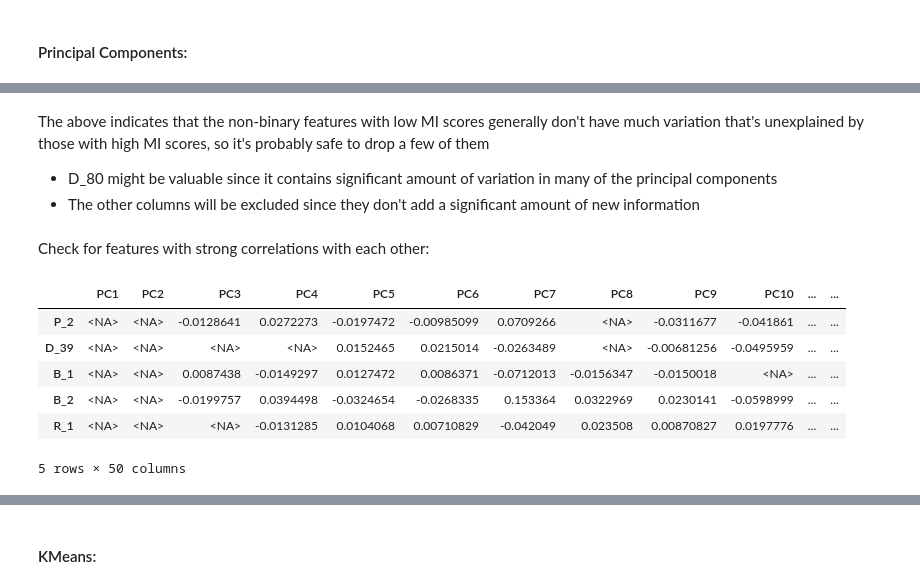
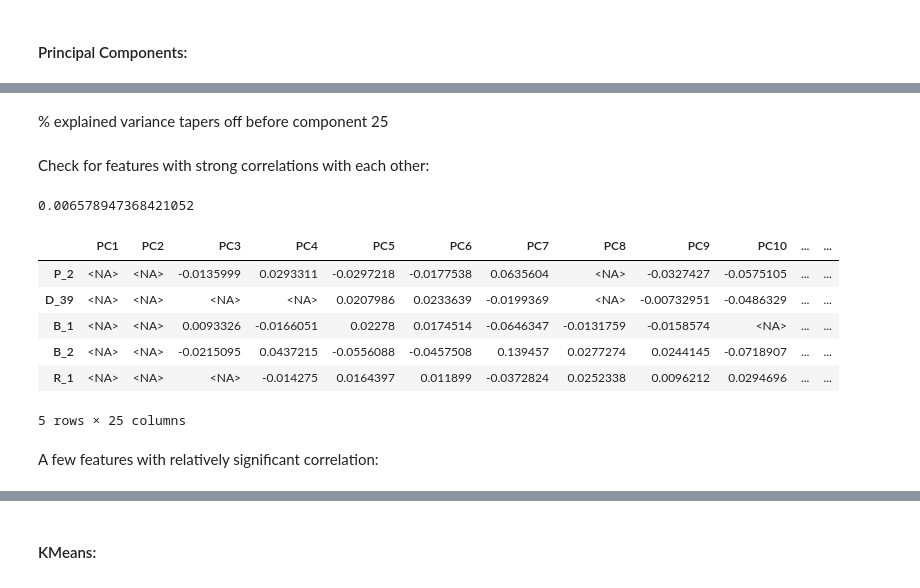
Before and after one commit to echefcy/kaggle, a Jupyter notebook: amex_defaults/ Solution.ipynb, the cells around one changed output, grey strips where cells are left out. Cells and saved outputs as stored; diff of their text form; code cells hidden in the pictures.

```diff
--- a/amex_defaults/ Solution.ipynb
+++ b/amex_defaults/ Solution.ipynb
@@ -65,3 +17,0 @@ D_64 ['O' 'R' nan 'U' '-1']
-# %%
-float_cols = features.select_dtypes(include=['float64']).columns
-float_cols
@@ -275,0 +184,18 @@ KeyError: "['customer_ID'] not found in axis"
+# %%
+def impute_X(data: pd.DataFrame):
+    data = data.set_index('customer_ID')
+
+    discrete_cols = data.select_dtypes(['object', 'int64'])
+    for cname in discrete_cols.columns:
+        discrete_cols[cname], _ = discrete_cols[cname].factorize()
+
+    float_cols = data.select_dtypes('float64')
+    imputer = FloatImputer()
+    float_cols = imputer.fit_transform(float_cols)
+
+    data = pd.concat([data[['S_2']], float_cols, discrete_cols], axis=1)
+    discretes = (data.dtypes == 'int64')
+
+    return data, discretes
+
+imputed, discretes = impute_X(sample1)
@@ -355,7 +273,7 @@ def make_pca(pca_features):
 
     return pca, X_pca
 
-floats = (imputed.dtypes == 'float64').drop(binary_cols)
+floats = (imputed.dtypes == 'float64')
 pca_cnames = floats.loc[floats == True].index
 # pca_cnames = ['B_16', 'B_32', 'D_65', 'D_77', 'P_2']
 pca_features = imputed.loc[:, pca_cnames]
@@ -431,7 +333,0 @@ pca_low_mi.head()
-# %%
-for cname in pca_low_mi.columns:
-    temp = []
-    for i in range(len(pca_low_mi)):
-        if abs(pca_low_mi[cname].iloc[i]) > 0.5:
-            temp.append(pca_low_mi.index[i])
-    print(f'{cname} : {temp}')
@@ -448,33 +334,39 @@ B_42 : ['PC139']
-# %% [markdown]
-The above indicates that the non-binary features with low MI scores generally don't have much variation that's unexplained by those with high MI scores, so it's probably safe to drop a few of them
-- D_80 might be valuable since it contains significant amount of variation in many of the principal components
-- The other columns will be excluded since they don't add a significant amount of new information
+# %% [markdown]
+% explained variance tapers off before component 25
 # %% [markdown]
 Check for features with strong correlations with each other:
+# %%
+# a baseline for looking at PCA component values
+baseline = 1/152
+baseline
+# %% [output]
+0.006578947368421052
 # %%
-selected_components = components[[f'PC{i}' for i in range(1, 51)]]
+selected_components = components[[f'PC{i}' for i in range(1, 26)]]
 corr_df = pd.DataFrame()
 for cname in selected_components.columns:
     temp = []
     for i in range(len(selected_components)):
         val = selected_components[cname].iloc[i]
         if -baseline > val or baseline < val:
             temp.append(val)
         else:
             temp.append(pd.NA)
     corr_df[cname] = temp
 
 corr_df.columns = selected_components.columns
 corr_df.index = selected_components.index
 corr_df.head()
 # %% [output]
 |  | PC1 | PC2 | PC3 | PC4 | PC5 | PC6 | PC7 | PC8 | PC9 | PC10 | ... | ... |
-| P_2 | <NA> | <NA> | -0.0128641 | 0.0272273 | -0.0197472 | -0.00985099 | 0.0709266 | <NA> | -0.0311677 | -0.041861 | ... | ... |
-| D_39 | <NA> | <NA> | <NA> | <NA> | 0.0152465 | 0.0215014 | -0.0263489 | <NA> | -0.00681256 | -0.0495959 | ... | ... |
-| B_1 | <NA> | <NA> | 0.0087438 | -0.0149297 | 0.0127472 | 0.0086371 | -0.0712013 | -0.0156347 | -0.0150018 | <NA> | ... | ... |
-| B_2 | <NA> | <NA> | -0.0199757 | 0.0394498 | -0.0324654 | -0.0268335 | 0.153364 | 0.0322969 | 0.0230141 | -0.0598999 | ... | ... |
-| R_1 | <NA> | <NA> | <NA> | -0.0131285 | 0.0104068 | 0.00710829 | -0.042049 | 0.023508 | 0.00870827 | 0.0197776 | ... | ... |
+| P_2 | <NA> | <NA> | -0.0135999 | 0.0293311 | -0.0297218 | -0.0177538 | 0.0635604 | <NA> | -0.0327427 | -0.0575105 | ... | ... |
+| D_39 | <NA> | <NA> | <NA> | <NA> | 0.0207986 | 0.0233639 | -0.0199369 | <NA> | -0.00732951 | -0.0486329 | ... | ... |
+| B_1 | <NA> | <NA> | 0.0093326 | -0.0166051 | 0.02278 | 0.0174514 | -0.0646347 | -0.0131759 | -0.0158574 | <NA> | ... | ... |
+| B_2 | <NA> | <NA> | -0.0215095 | 0.0437215 | -0.0556088 | -0.0457508 | 0.139457 | 0.0277274 | 0.0244145 | -0.0718907 | ... | ... |
+| R_1 | <NA> | <NA> | <NA> | -0.014275 | 0.0164397 | 0.011899 | -0.0372824 | 0.0252338 | 0.0096212 | 0.0294696 | ... | ... |
-5 rows × 50 columns
+5 rows × 25 columns
+# %% [markdown]
+A few features with relatively significant correlation:
 # %%
 corr_df.loc[corr_df['PC1'].notna(), 'PC1']
 # %% [output]
```
Also changed, not shown: parts of 85 cells of this notebook, 15 other files.
